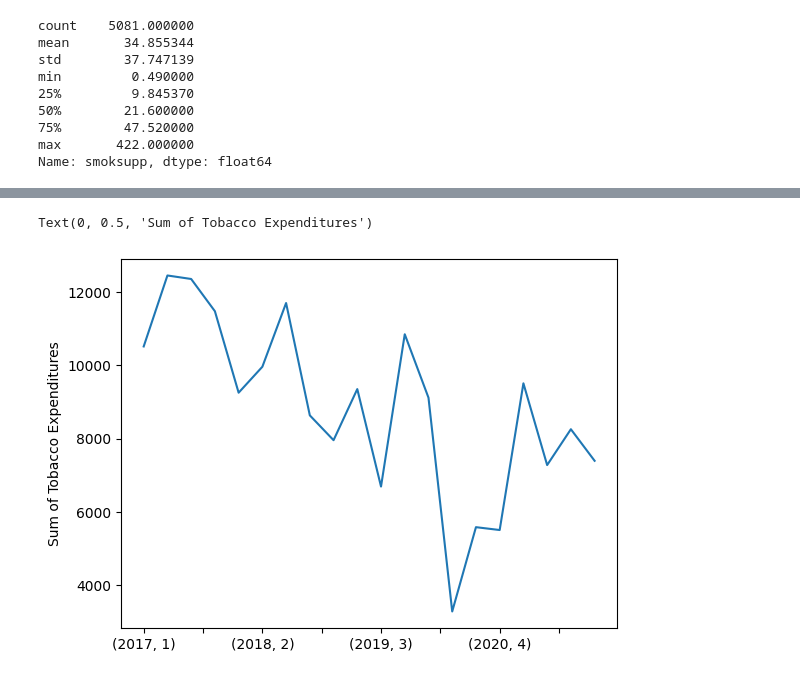
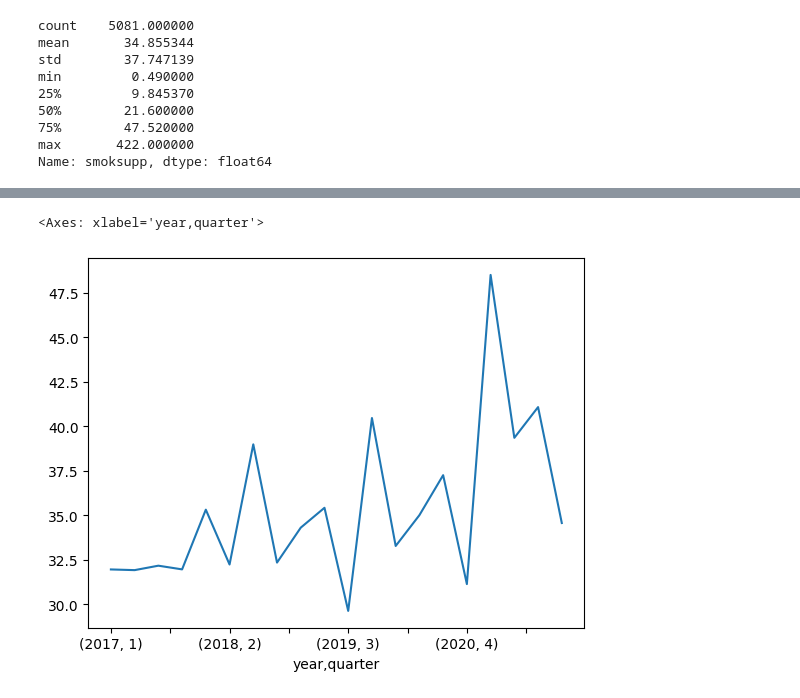
Before and after one commit to smokepm/Tobacco-Expenditure-Survey-Project, a Jupyter notebook: proj_2.ipynb, the cells around one changed output, grey strips where cells are left out. Saved outputs shown, nothing was run; the diff lists cells and outputs as text; code cells hidden in the pictures.

```diff
--- a/proj_2.ipynb
+++ b/proj_2.ipynb
@@ -278,10 +323,9 @@ print(df_grouped11)
 Name: smoksupp, dtype: float64
-# %%
-df_grouped11.plot()
-plt.ylabel('Sum of Tobacco Expenditures')
-# %% [output]
-Text(0, 0.5, 'Sum of Tobacco Expenditures')
-[figure, removed]
+# %%
+df_grouped1.plot(kind='line')
+# %% [output]
+<Axes: xlabel='year,quarter'>
+[figure, added]
 # %%
 plt.figure(figsize=(10,5))
 df_grouped11.plot()
```
Also changed, not shown: parts of 13 cells of this notebook.
